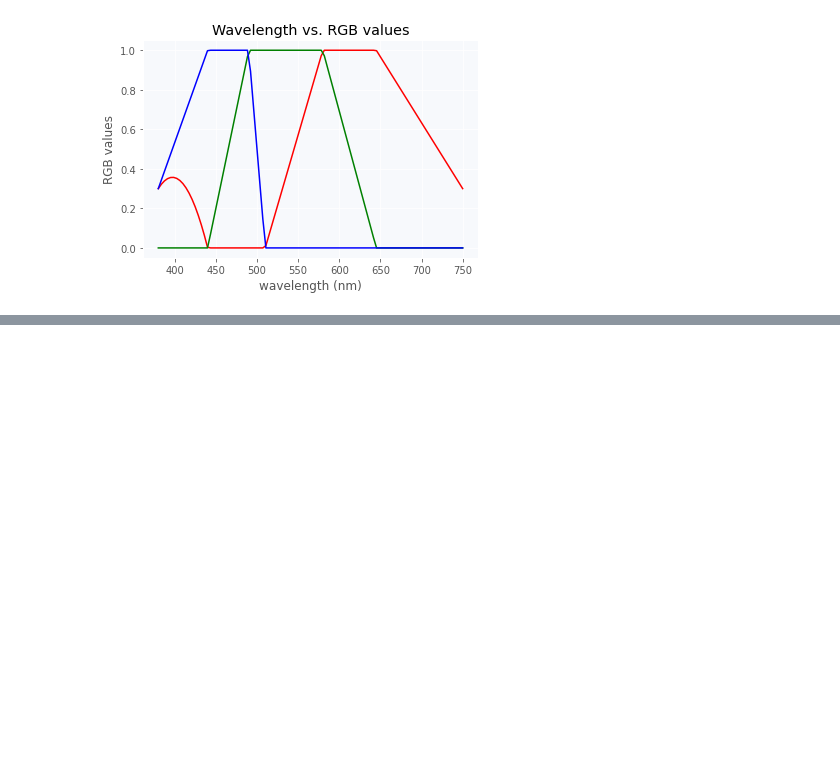
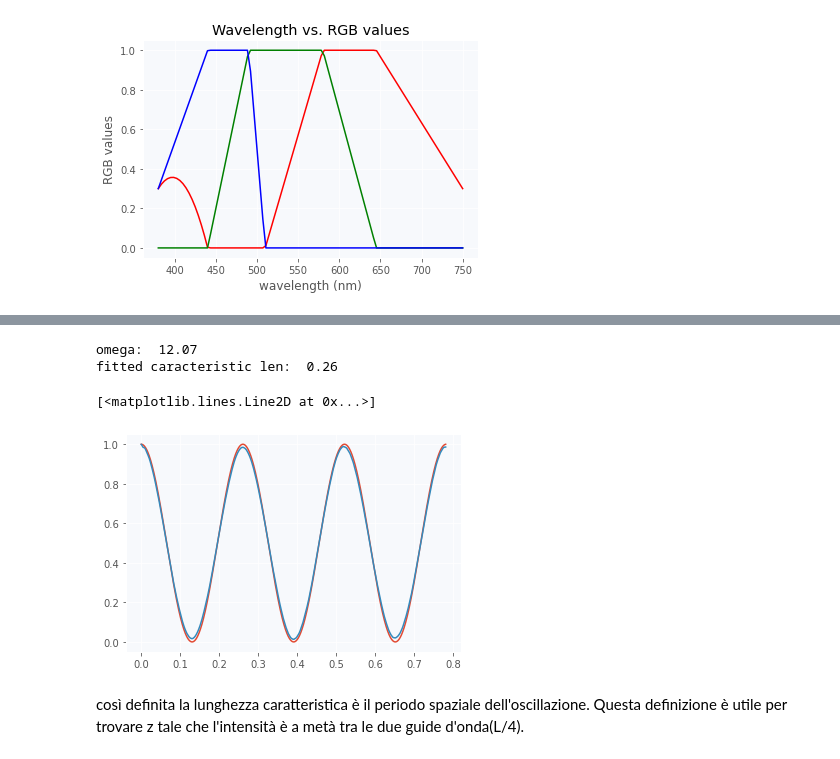
Before and after one commit to Unoaccaso/lab_projects, a Jupyter notebook: gioco_del_saltabuco.ipynb, the cells around one changed output, grey strips where cells are left out. Saved outputs shown, nothing was run; the diff lists cells and outputs as text; code cells hidden in the pictures; blank space fills up the shorter version.

```diff
--- a/gioco_del_saltabuco.ipynb
+++ b/gioco_del_saltabuco.ipynb
@@ -254,0 +269,17 @@ elapsed time:1.6308908462524414
+# %%
+from scipy.optimize import curve_fit as fit
+def cos(x, omega):
+  return cp.cos(omega*x)**2
+params, sigma = fit(cos, z, R_intensity_ratio, p0=[10])
+L = cp.pi/params[0]
+print(f'omega: {params[0]: .2f}')
+print(f'fitted caracteristic len: {cp.pi/params[0] : .2f}')
+plt.plot(z, cos(z, params))
+plt.plot(z, R_intensity_ratio, label='Right intensity ratio')
+# %% [output]
+omega:  12.07
+fitted caracteristic len:  0.26
+[<matplotlib.lines.Line2D at 0x...>]
+[figure, added]
+# %% [markdown]
+così definita la lunghezza caratteristica è il periodo spaziale dell'oscillazione. Questa definizione è utile per trovare z tale che l'intensità è a metà tra le due guide d'onda(L/4).
```
Also changed, not shown: parts of 5 cells of this notebook.
